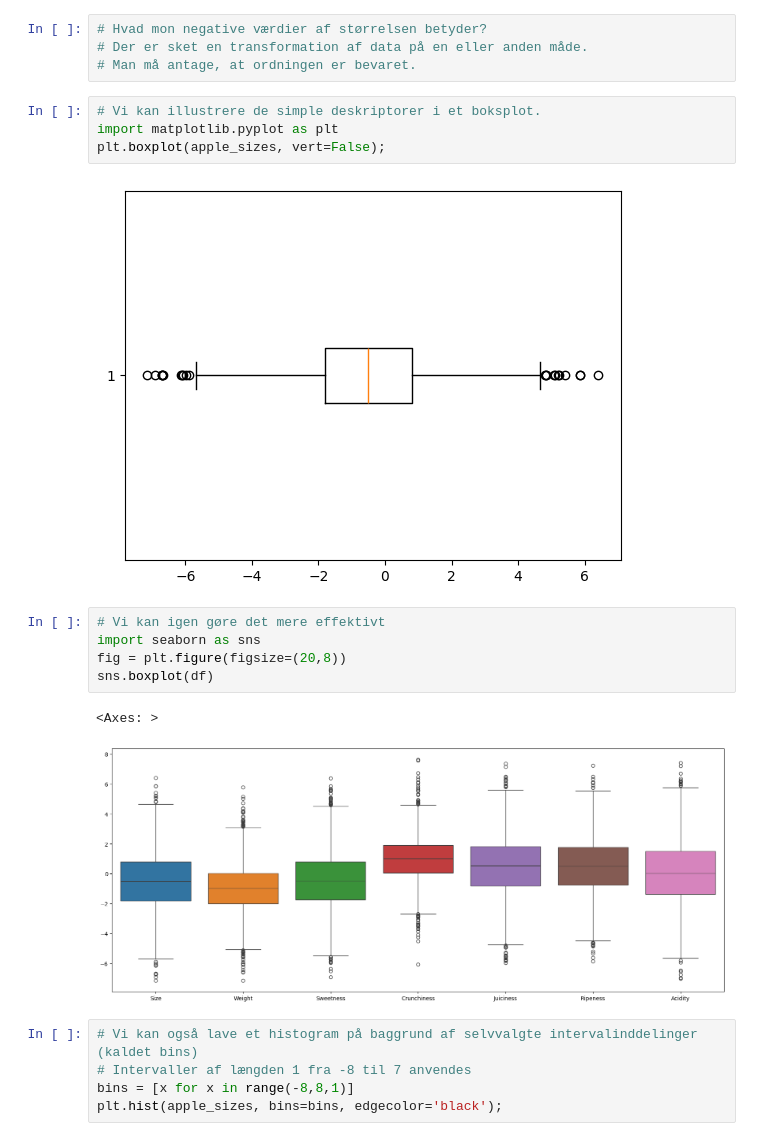
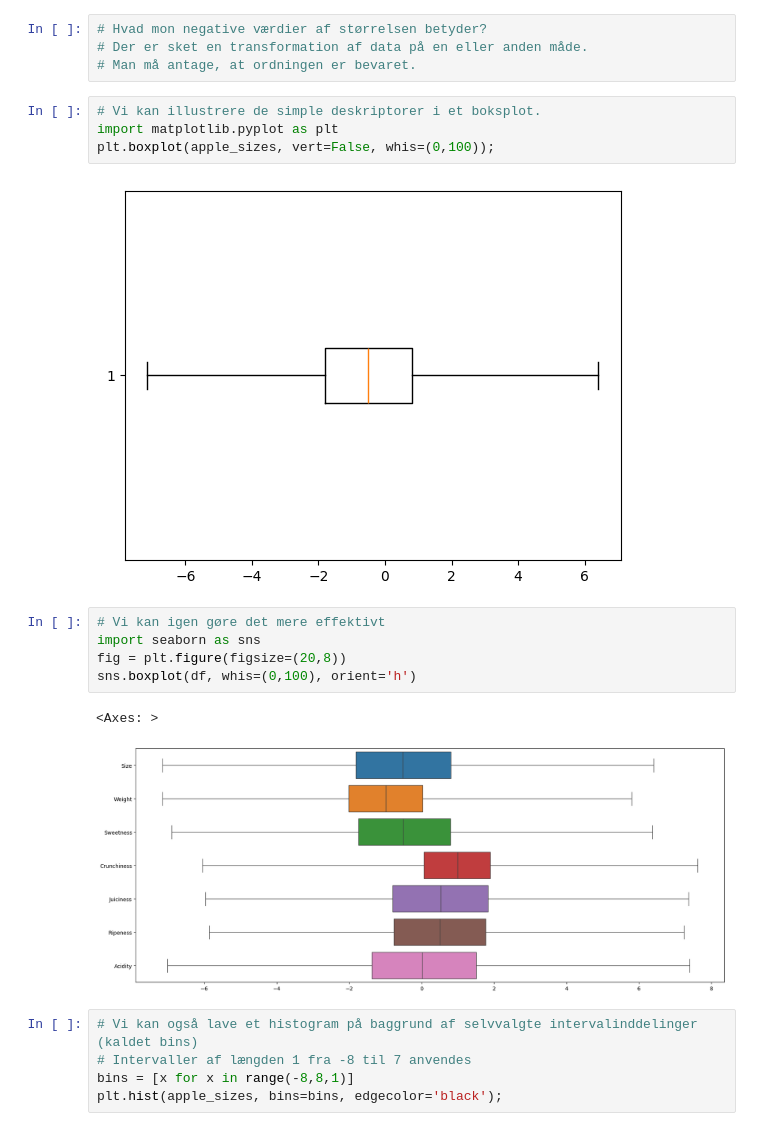
Before and after one commit to hchulvej/MachineLearning, a Jupyter notebook: Apples_dataset.ipynb, the cells around one changed output. Saved outputs shown, nothing was run; the diff lists cells and outputs as text.

Commit message:
Apples student notebook updated

```diff
--- a/Apples_dataset.ipynb
+++ b/Apples_dataset.ipynb
@@ -155,17 +157,17 @@ df.describe().T
 # %%
 # Vi kan illustrere de simple deskriptorer i et boksplot.
 import matplotlib.pyplot as plt
-plt.boxplot(apple_sizes, vert=False);
+plt.boxplot(apple_sizes, vert=False, whis=(0,100));
 # %% [output]
-[figure, old version]
+[figure, new version]
 # %%
 # Vi kan igen gøre det mere effektivt
 import seaborn as sns
 fig = plt.figure(figsize=(20,8))
-sns.boxplot(df)
+sns.boxplot(df, whis=(0,100), orient='h')
 # %% [output]
 <Axes: >
-[figure, old version]
+[figure, new version]
 # %%
 # Vi kan også lave et histogram på baggrund af selvvalgte intervalinddelinger (kaldet bins)
 # Intervaller af længden 1 fra -8 til 7 anvendes
```
Also changed, not shown: parts of 1 cell of this notebook, 1 other file.
